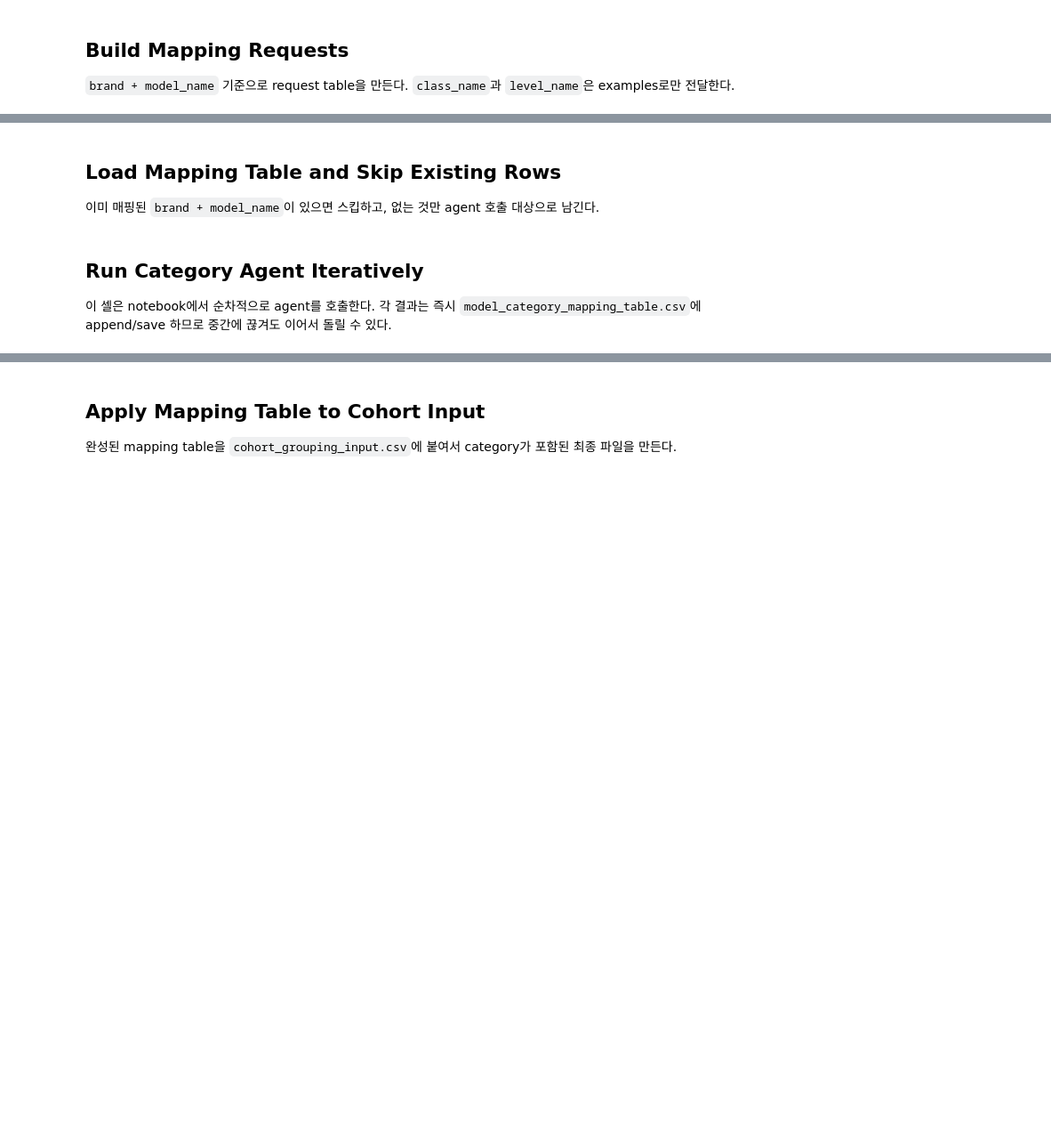
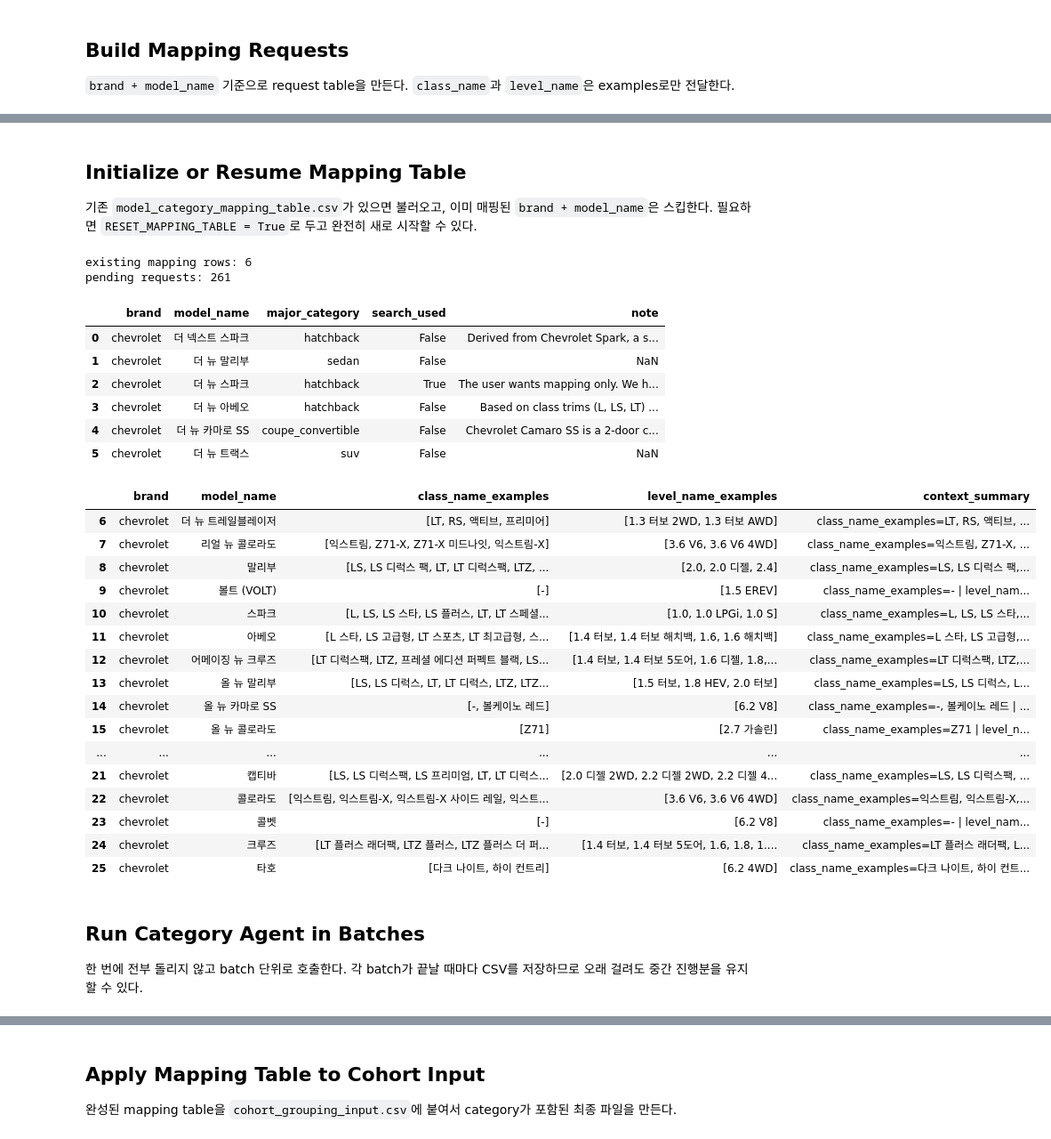
Before and after one commit to SKNETWORKS-FAMILY-AICAMP/SKN28-1st-4team, a Jupyter notebook: data_collection/raw/models_cohort/cohort_generation/model_group_manual.ipynb, the cells around one changed output, grey strips where cells are left out. Shown at 89% size. Cells and saved outputs as stored; diff of their text form; code cells hidden in the pictures; blank space fills up the shorter version.

```diff
--- a/data_collection/raw/models_cohort/cohort_generation/model_group_manual.ipynb
+++ b/data_collection/raw/models_cohort/cohort_generation/model_group_manual.ipynb
@@ -17,7 +22,18 @@ from IPython.display import display
 pd.set_option('display.max_columns', 200)
 pd.set_option('display.max_rows', 200)
 
-DATA_PATH = Path('data/cohort_grouping_input.csv').resolve()
+DATA_CANDIDATES = [
+    Path('data/cohort_grouping_input.csv'),
+    Path('raw/models_cohort/cohort_generation/data/cohort_grouping_input.csv'),
+]
+
+for candidate in DATA_CANDIDATES:
+    if candidate.exists():
+        DATA_PATH = candidate.resolve()
+        break
+else:
+    raise FileNotFoundError('cohort_grouping_input.csv not found from the current notebook working directory.')
+
 df_raw = pd.read_csv(DATA_PATH, dtype=str)
 df = df_raw.apply(lambda col: col.map(lambda value: None if isinstance(value, str) and value.strip() == '' else value))
 
@@ -222,21 +272,56 @@ requests_path, requests_df.shape
 # %% [markdown]
-## Load Mapping Table and Skip Existing Rows
+## Initialize or Resume Mapping Table
 
-이미 매핑된 `brand + model_name`이 있으면 스킵하고, 없는 것만 agent 호출 대상으로 남긴다.
+기존 `model_category_mapping_table.csv`가 있으면 불러오고, 이미 매핑된 `brand + model_name`은 스킵한다.
+필요하면 `RESET_MAPPING_TABLE = True`로 두고 완전히 새로 시작할 수 있다.
 # %%
 mapping_table_path = DATA_PATH.parent / "model_category_mapping_table.csv"
-mapping_table_df = load_mapping_table(mapping_table_path)
+RESET_MAPPING_TABLE = False
+
+if mapping_table_path.exists() and not RESET_MAPPING_TABLE:
+    mapping_table_df = load_mapping_table(mapping_table_path)
+else:
+    mapping_table_df = pd.DataFrame(columns=["brand", "model_name", "major_category", "search_used", "note"])
+
 pending_requests_df = get_pending_requests(requests_df, mapping_table_df)
 
 print("existing mapping rows:", len(mapping_table_df))
 print("pending requests:", len(pending_requests_df))
 
-display(mapping_table_df.head(20))
+with pd.option_context("display.max_rows", None, "display.max_columns", None):
+    display(mapping_table_df)
 display(pending_requests_df.head(20))
+# %% [output]
+existing mapping rows: 6
+pending requests: 261
+|  | brand | model_name | major_category | search_used | note |
+| 0 | chevrolet | 더 넥스트 스파크 | hatchback | False | Derived from Chevrolet Spark, a s... |
+| 1 | chevrolet | 더 뉴 말리부 | sedan | False | NaN |
+| 2 | chevrolet | 더 뉴 스파크 | hatchback | True | The user wants mapping only. We h... |
+| 3 | chevrolet | 더 뉴 아베오 | hatchback | False | Based on class trims (L, LS, LT) ... |
+| 4 | chevrolet | 더 뉴 카마로 SS | coupe_convertible | False | Chevrolet Camaro SS is a 2-door c... |
+| 5 | chevrolet | 더 뉴 트랙스 | suv | False | NaN |
+|  | brand | model_name | class_name_examples | level_name_examples | context_summary |
+| 6 | chevrolet | 더 뉴 트레일블레이저 | [LT, RS, 액티브, 프리미어] | [1.3 터보 2WD, 1.3 터보 AWD] | class_name_examples=LT, RS, 액티브, ... |
+| 7 | chevrolet | 리얼 뉴 콜로라도 | [익스트림, Z71-X, Z71-X 미드나잇, 익스트림-X] | [3.6 V6, 3.6 V6 4WD] | class_name_examples=익스트림, Z71-X, ... |
+| 8 | chevrolet | 말리부 | [LS, LS 디럭스 팩, LT, LT 디럭스팩, LTZ, ... | [2.0, 2.0 디젤, 2.4] | class_name_examples=LS, LS 디럭스 팩,... |
+| 9 | chevrolet | 볼트 (VOLT) | [-] | [1.5 EREV] | class_name_examples=- | level_nam... |
+| 10 | chevrolet | 스파크 | [L, LS, LS 스타, LS 플러스, LT, LT 스페셜... | [1.0, 1.0 LPGi, 1.0 S] | class_name_examples=L, LS, LS 스타,... |
+| 11 | chevrolet | 아베오 | [L 스타, LS 고급형, LT 스포츠, LT 최고급형, 스... | [1.4 터보, 1.4 터보 해치백, 1.6, 1.6 해치백] | class_name_examples=L 스타, LS 고급형,... |
+| 12 | chevrolet | 어메이징 뉴 크루즈 | [LT 디럭스팩, LTZ, 프레셜 에디션 퍼펙트 블랙, LS... | [1.4 터보, 1.4 터보 5도어, 1.6 디젤, 1.8,... | class_name_examples=LT 디럭스팩, LTZ,... |
+| 13 | chevrolet | 올 뉴 말리부 | [LS, LS 디럭스, LT, LT 디럭스, LTZ, LTZ... | [1.5 터보, 1.8 HEV, 2.0 터보] | class_name_examples=LS, LS 디럭스, L... |
+| 14 | chevrolet | 올 뉴 카마로 SS | [-, 볼케이노 레드] | [6.2 V8] | class_name_examples=-, 볼케이노 레드 | ... |
+| 15 | chevrolet | 올 뉴 콜로라도 | [Z71] | [2.7 가솔린] | class_name_examples=Z71 | level_n... |
+| ... | ... | ... | ... | ... | ... |
+| 21 | chevrolet | 캡티바 | [LS, LS 디럭스팩, LS 프리미엄, LT, LT 디럭스... | [2.0 디젤 2WD, 2.2 디젤 2WD, 2.2 디젤 4... | class_name_examples=LS, LS 디럭스팩, ... |
+| 22 | chevrolet | 콜로라도 | [익스트림, 익스트림-X, 익스트림-X 사이드 레일, 익스트... | [3.6 V6, 3.6 V6 4WD] | class_name_examples=익스트림, 익스트림-X,... |
+| 23 | chevrolet | 콜벳 | [-] | [6.2 V8] | class_name_examples=- | level_nam... |
+| 24 | chevrolet | 크루즈 | [LT 플러스 래더팩, LTZ 플러스, LTZ 플러스 더 퍼... | [1.4 터보, 1.4 터보 5도어, 1.6, 1.8, 1.... | class_name_examples=LT 플러스 래더팩, L... |
+| 25 | chevrolet | 타호 | [다크 나이트, 하이 컨트리] | [6.2 4WD] | class_name_examples=다크 나이트, 하이 컨트... |
 # %% [markdown]
-## Run Category Agent Iteratively
+## Run Category Agent in Batches
 
-이 셀은 notebook에서 순차적으로 agent를 호출한다.
-각 결과는 즉시 `model_category_mapping_table.csv`에 append/save 하므로 중간에 끊겨도 이어서 돌릴 수 있다.
+한 번에 전부 돌리지 않고 batch 단위로 호출한다.
+각 batch가 끝날 때마다 CSV를 저장하므로 오래 걸려도 중간 진행분을 유지할 수 있다.
 # %%
 RUN_AGENT = True
```
Also changed, not shown: parts of 7 cells of this notebook, 9 other files.
